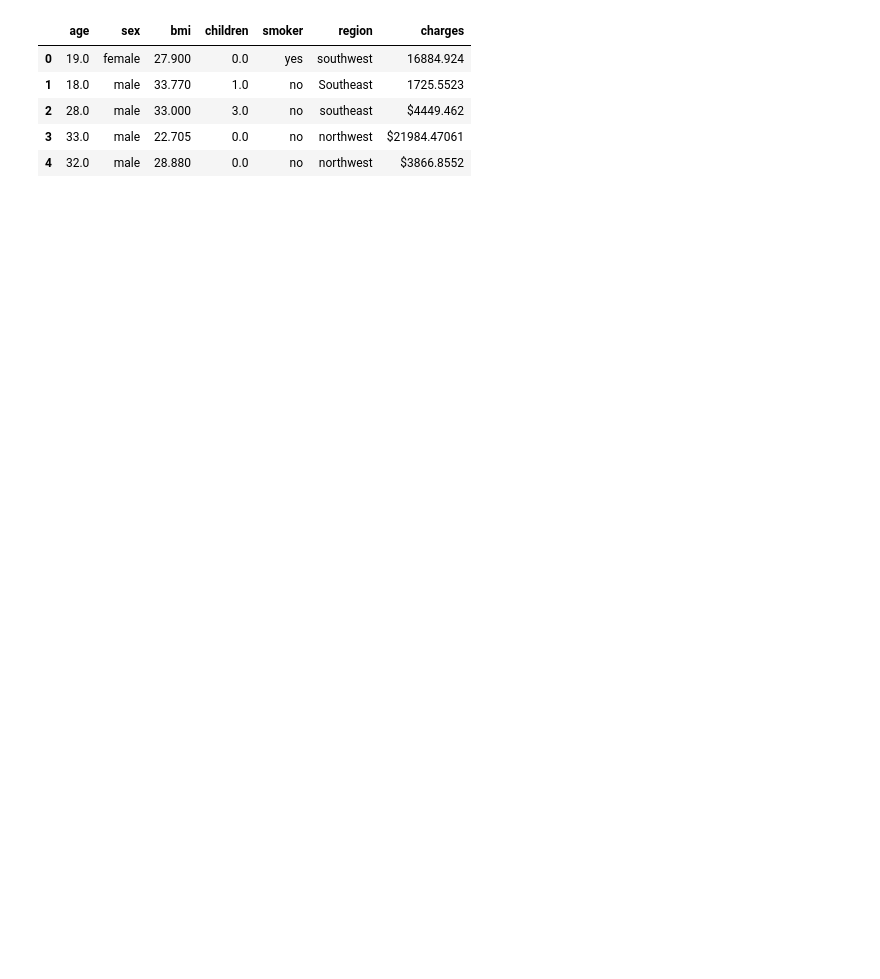
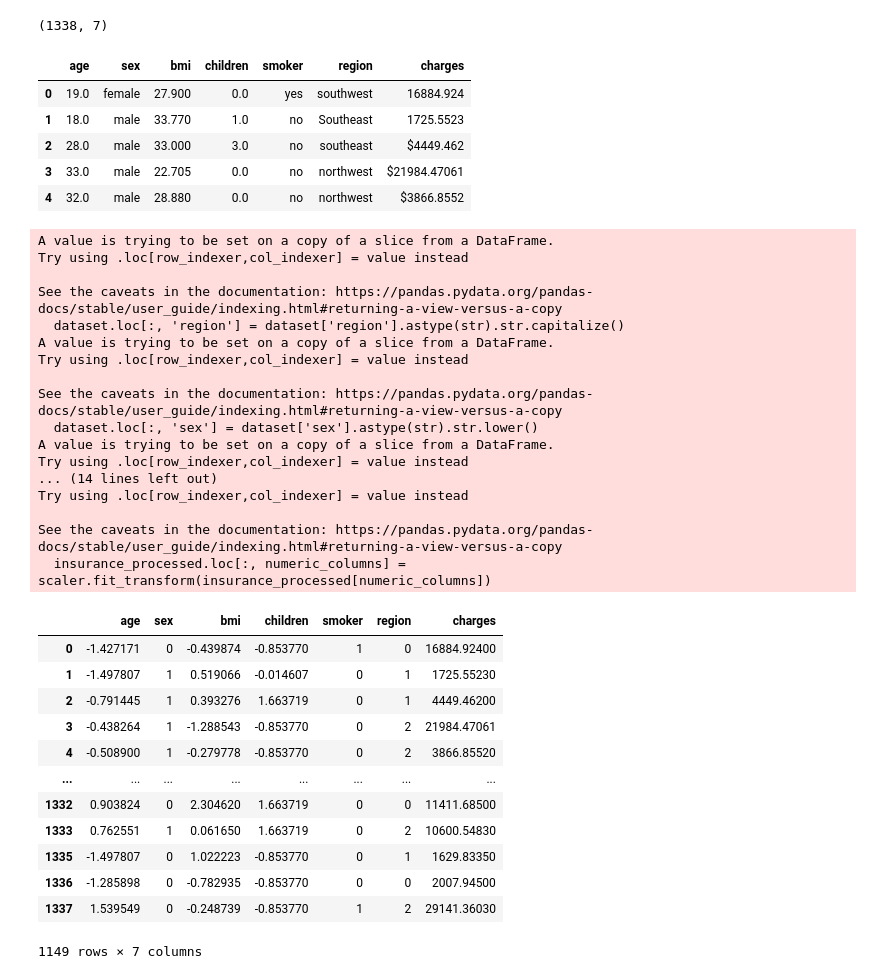
Before and after one commit to Irene-Busah/machine-learning-bootcamp, a Jupyter notebook: Projects/insurance_charges_predictions/notebook.ipynb, the cells around one changed output. Saved outputs shown, nothing was run; the diff lists cells and outputs as text; code cells hidden in the pictures; blank space fills up the shorter version.

Commit message:
completed the insurance charges prediction model

```diff
--- a/Projects/insurance_charges_predictions/notebook.ipynb
+++ b/Projects/insurance_charges_predictions/notebook.ipynb
@@ -29,20 +38,35 @@ This project is your playground for applying data science in a meaningful way, o
 # %%
-# Re-run this cell
-# Import required libraries
+# importing the required libraries
 import pandas as pd
 import numpy as np
 from sklearn.preprocessing import StandardScaler
 from sklearn.model_selection import cross_val_score
+from sklearn.pipeline import make_pipeline
+from sklearn.linear_model import LinearRegression
 
-# Loading the insurance dataset
+
+# loading the insurance dataset
 insurance_data_path = 'insurance.csv'
 insurance = pd.read_csv(insurance_data_path)
+print(insurance.shape)
 insurance.head()
 # %% [output]
+(1338, 7)
 |  | age | sex | bmi | children | smoker | region | charges |
 | 0 | 19.0 | female | 27.900 | 0.0 | yes | southwest | 16884.924 |
 | 1 | 18.0 | male | 33.770 | 1.0 | no | Southeast | 1725.5523 |
 | 2 | 28.0 | male | 33.000 | 3.0 | no | southeast | $4449.462 |
 | 3 | 33.0 | male | 22.705 | 0.0 | no | northwest | $21984.47061 |
 | 4 | 32.0 | male | 28.880 | 0.0 | no | northwest | $3866.8552 |
+# %%
+# Remove non-numeric characters (like '$') from the 'charges' column
+insurance['charges'] = insurance['charges'].str.replace('$', '', regex=False)
+
+# Convert the cleaned 'charges' column to numeric
+insurance['charges'] = pd.to_numeric(insurance['charges'], errors='coerce')
+
+insurance = insurance[insurance["age"] > 0]
+insurance.loc[insurance["children"] < 0, "children"] = 0
+insurance["region"] = insurance["region"].str.lower()
+insurance['sex'] = insurance['sex'].replace({'M': 'male', 'man': 'male', 'F': 'female', 'woman': 'female'})
 # %%
@@ -50,0 +104,44 @@ insurance.head()
+# %%
+# applying the preprocessing functions using the pipeline
+insurance_processed = filling_missing_values(insurance)
+insurance_processed = encode_categorical_column(insurance_processed)
+
+
+# 3. scaling the numeric columns
+numeric_columns = ['age', 'bmi', 'children']
+scaler = StandardScaler()
+insurance_processed.loc[:, numeric_columns] = scaler.fit_transform(insurance_processed[numeric_columns])
+# insurance
+
+insurance_processed
+# %% [output]
+A value is trying to be set on a copy of a slice from a DataFrame.
+Try using .loc[row_indexer,col_indexer] = value instead
+
+See the caveats in the documentation: https://pandas.pydata.org/pandas-docs/stable/user_guide/indexing.html#returning-a-view-versus-a-copy
+  dataset.loc[:, 'region'] = dataset['region'].astype(str).str.capitalize()
+A value is trying to be set on a copy of a slice from a DataFrame.
+Try using .loc[row_indexer,col_indexer] = value instead
+
+See the caveats in the documentation: https://pandas.pydata.org/pandas-docs/stable/user_guide/indexing.html#returning-a-view-versus-a-copy
+  dataset.loc[:, 'sex'] = dataset['sex'].astype(str).str.lower()
+A value is trying to be set on a copy of a slice from a DataFrame.
+Try using .loc[row_indexer,col_indexer] = value instead
+... (14 lines left out)
+Try using .loc[row_indexer,col_indexer] = value instead
+
+See the caveats in the documentation: https://pandas.pydata.org/pandas-docs/stable/user_guide/indexing.html#returning-a-view-versus-a-copy
+  insurance_processed.loc[:, numeric_columns] = scaler.fit_transform(insurance_processed[numeric_columns])
+|  | age | sex | bmi | children | smoker | region | charges |
+| 0 | -1.427171 | 0 | -0.439874 | -0.853770 | 1 | 0 | 16884.92400 |
+| 1 | -1.497807 | 1 | 0.519066 | -0.014607 | 0 | 1 | 1725.55230 |
+| 2 | -0.791445 | 1 | 0.393276 | 1.663719 | 0 | 1 | 4449.46200 |
+| 3 | -0.438264 | 1 | -1.288543 | -0.853770 | 0 | 2 | 21984.47061 |
+| 4 | -0.508900 | 1 | -0.279778 | -0.853770 | 0 | 2 | 3866.85520 |
+| ... | ... | ... | ... | ... | ... | ... | ... |
+| 1332 | 0.903824 | 0 | 2.304620 | 1.663719 | 0 | 0 | 11411.68500 |
+| 1333 | 0.762551 | 1 | 0.061650 | 1.663719 | 0 | 2 | 10600.54830 |
+| 1335 | -1.497807 | 0 | 1.022223 | -0.853770 | 0 | 1 | 1629.83350 |
+| 1336 | -1.285898 | 0 | -0.782935 | -0.853770 | 0 | 0 | 2007.94500 |
+| 1337 | 1.539549 | 0 | -0.248739 | -0.853770 | 1 | 2 | 29141.36030 |
+1149 rows × 7 columns
```
Also changed, not shown: parts of 5 cells of this notebook.
